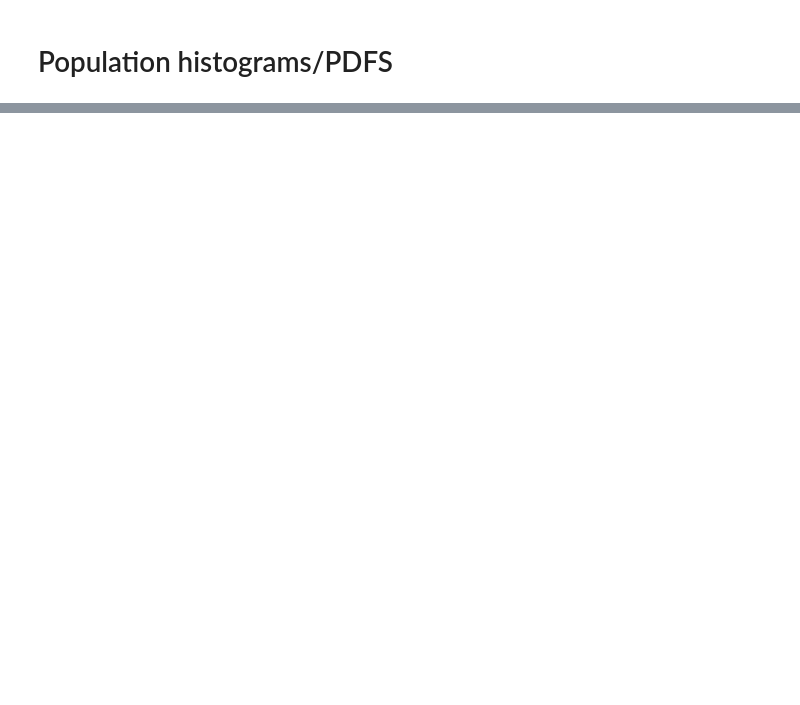
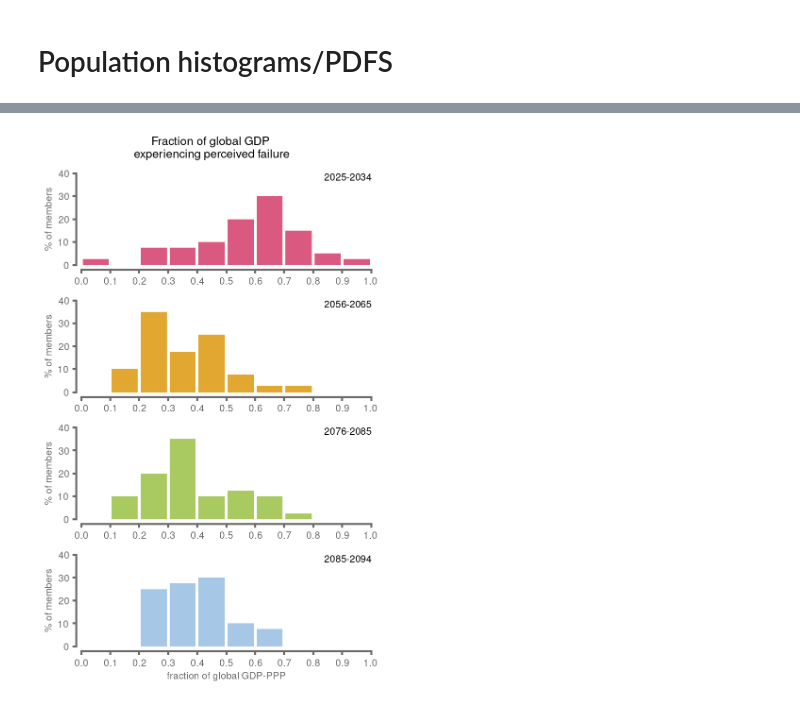
Before and after one commit to eabarnes1010/netzero_perception, a Jupyter notebook: _analysis.ipynb, the cells around one changed output, grey strips where cells are left out. Drawn from its saved outputs; the diff is of its cells as text; code cells hidden in the pictures; blank space fills up the shorter version.

```diff
--- a/_analysis.ipynb
+++ b/_analysis.ipynb
@@ -794,0 +855,27 @@ plt.show()
+# %%
+colors = ('#D95980','#E1A730','#A9C961','#A7C7E7',) #A7C7E7 #C3B1E1
+x_plot = np.arange(0,1.1,.1)
+
+fig = plt.figure(figsize=(5,2*len(PLOT_YEARS)))
+for i,year in enumerate(PLOT_YEARS):
+
+    ax = fig.add_subplot(len(PLOT_YEARS),1,i+1)
+
+    heights, bins = np.histogram(fail_grid_fix[i,:],np.arange(0,1.1,.1))
+    plt.bar((bins[:-1]+(bins[1]-bins[0])/2),100*heights/da_all.shape[0],color=colors[i],width=.09)
+    plots.format_spines(ax)
+    plt.xticks(np.arange(0,1.1,.10),np.round(np.arange(0,1.1,.10),2))
+    plt.yticks(np.arange(0,120,10),np.arange(0,120,10))
+    plt.ylim(0,40)
+    plt.xlim(0,1.00)
+    plt.ylabel('\% of members')
+    plt.text(1.,40,str(year)+'-'+str(year+settings["time_horizon"]-1),color="k",verticalalignment='top',horizontalalignment='right')
+
+plt.suptitle('Fraction of global GDP\nexperiencing perceived failure')
+plt.xlabel('fraction of global GDP-PPP')
+
+plt.tight_layout()
+plt.savefig(FIGURE_DIRECTORY + EXP_NAME + '_gdp_histogram' + '.png' , bbox_inches="tight", dpi=savefig_dpi)
+plt.show()
+# %% [output]
+[figure, added]
```
Also changed, not shown: parts of 12 cells of this notebook.
